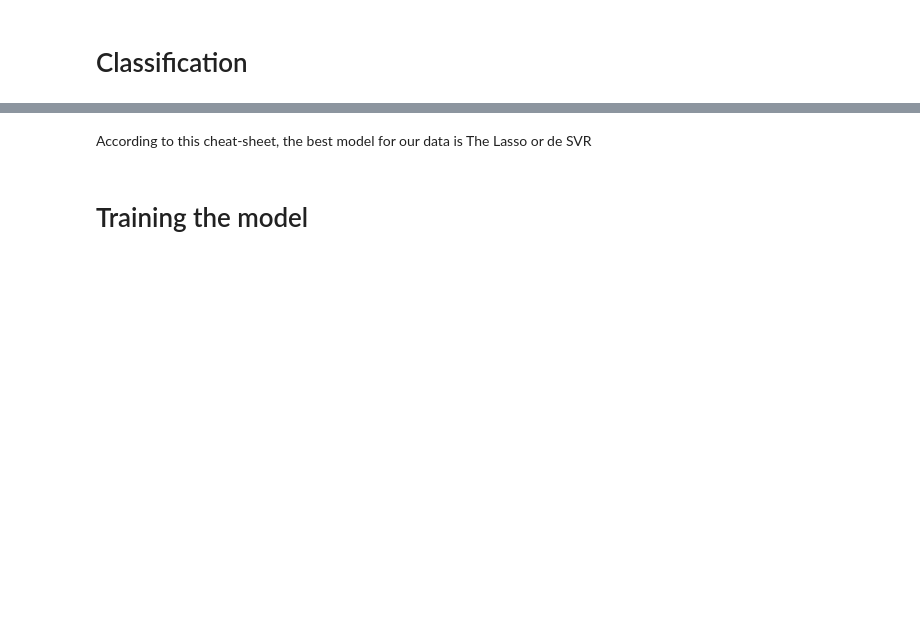
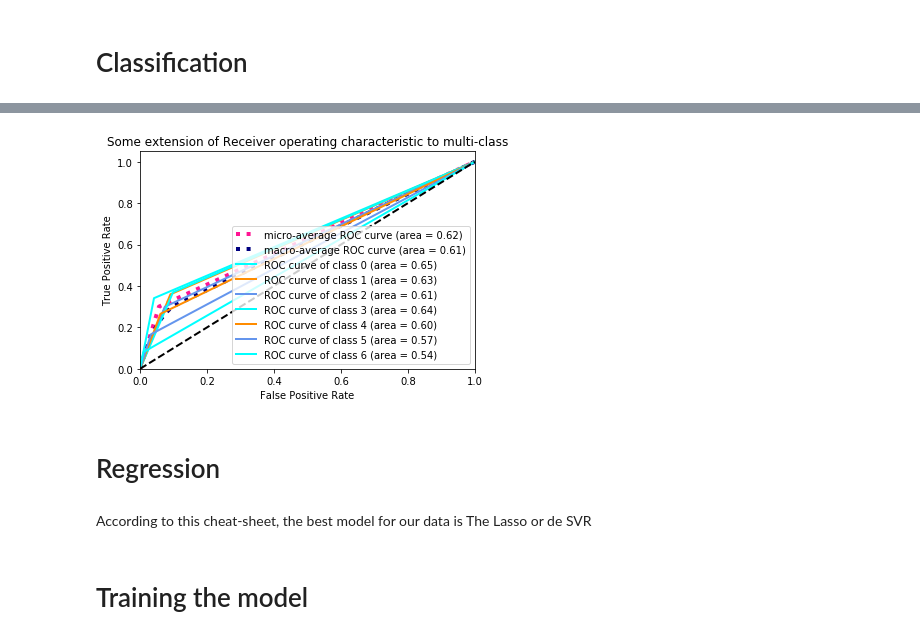
Before and after one commit to alejandrofrank/datamad0119, a Jupyter notebook: module-3/supervised-learning-project/your-code/main.ipynb, the cells around one changed output, grey strips where cells are left out. Drawn from its saved outputs; the diff is of its cells as text; code cells hidden in the pictures; blank space fills up the shorter version.

```diff
--- a/module-3/supervised-learning-project/your-code/main.ipynb
+++ b/module-3/supervised-learning-project/your-code/main.ipynb
@@ -137,0 +146,2 @@ We will assign the values by hand using a dictionary and a Map function.
+# %%
+df_dummy = pd.get_dummies(df['color'])
@@ -169,2 +192,5 @@ X.min(), X.max()
 # %%
-X_train, X_test, y_train, y_test = train_test_split(X, y, test_size=0.1, shuffle=True)
+X = df.drop("color", axis=1).values
+y = df_dummy
+
+X_train, X_test, y_train, y_test = train_test_split(X, y, test_size=0.2, shuffle=True)
@@ -237,3 +371,19 @@ print(f"Accuracy: {scores.mean()} (+/- {scores.std() * 2})")
+# %%
+lw = 2
+
+y_rf = label_binarize(y, classes=['D','E','F','G','H','I','J'])
+n_classes = y.shape[1]
+# Compute macro-average ROC curve and ROC area
+X_train_rf, X_test_rf, y_train_rf, y_test_rf = train_test_split(X, y_rf, test_size=0.1, shuffle=True)
+
+cls2 = OneVsRestClassifier(KNeighborsClassifier(n_neighbors=3))
+cls2.fit(X_train_rf,y_train_rf)
+y_score=cls2.predict(X_test_rf)
+roc_curve_multiclass(n_classes,X_train_rf, X_test_rf, y_train_rf, y_test_rf,y_score)
+# %% [output]
+[figure, added]
+# %% [markdown]
+# Regression
 # %% [markdown]
 According to this cheat-sheet, the best model for our data is The Lasso or de SVR
 # %% [markdown]
```
Also changed, not shown: parts of 28 cells of this notebook.
